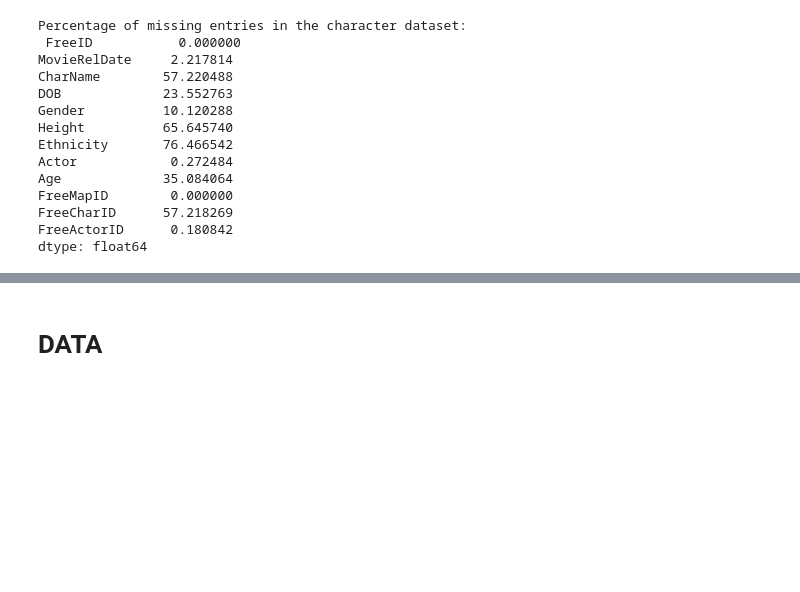
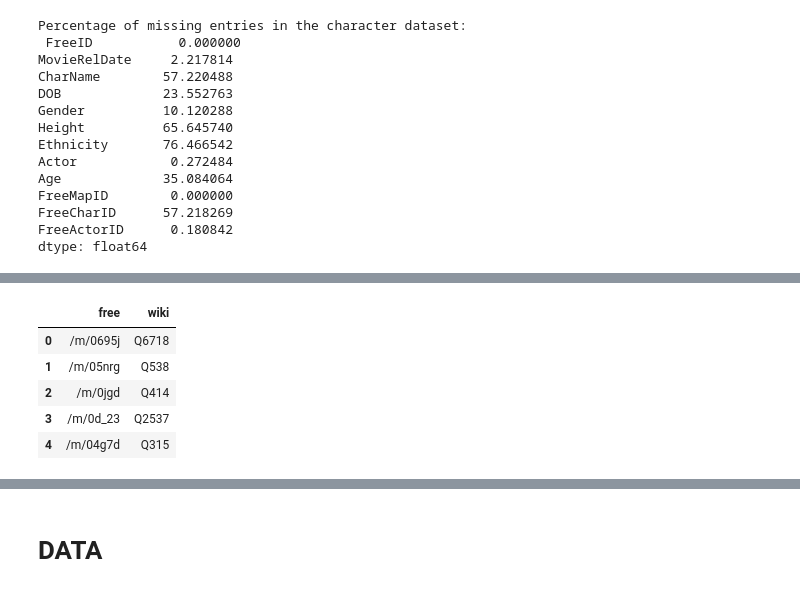
Before and after one commit to salome-baup/ada-2022-project-adaccord, a Jupyter notebook: EDA.ipynb, the cells around one changed output, grey strips where cells are left out. Cells and saved outputs as stored; diff of their text form; code cells hidden in the pictures; blank space fills up the shorter version.

```diff
--- a/EDA.ipynb
+++ b/EDA.ipynb
@@ -214,0 +248,14 @@ dtype: float64
+# %%
+maps["free"] = maps.Freebase.apply(elim_freebase)
+maps["wiki"] = maps.Wiki.apply(elim_wiki)
+
+# We don't need the rest of the columns so we drop them
+maps.drop(columns = ["Freebase", "W3", "Wiki"], inplace=True)
+maps.head()
+# %% [output]
+|  | free | wiki |
+| 0 | /m/0695j | Q6718 |
+| 1 | /m/05nrg | Q538 |
+| 2 | /m/0jgd | Q414 |
+| 3 | /m/0d_23 | Q2537 |
+| 4 | /m/04g7d | Q315 |
```
Also changed, not shown: parts of 12 cells of this notebook, 1 other file.
